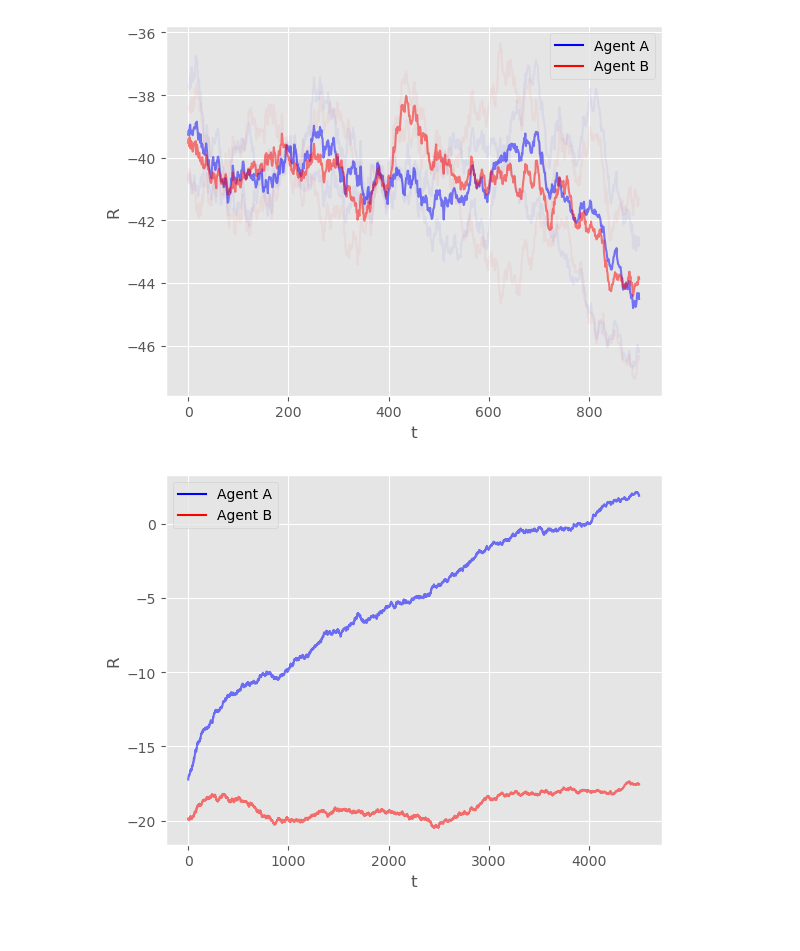
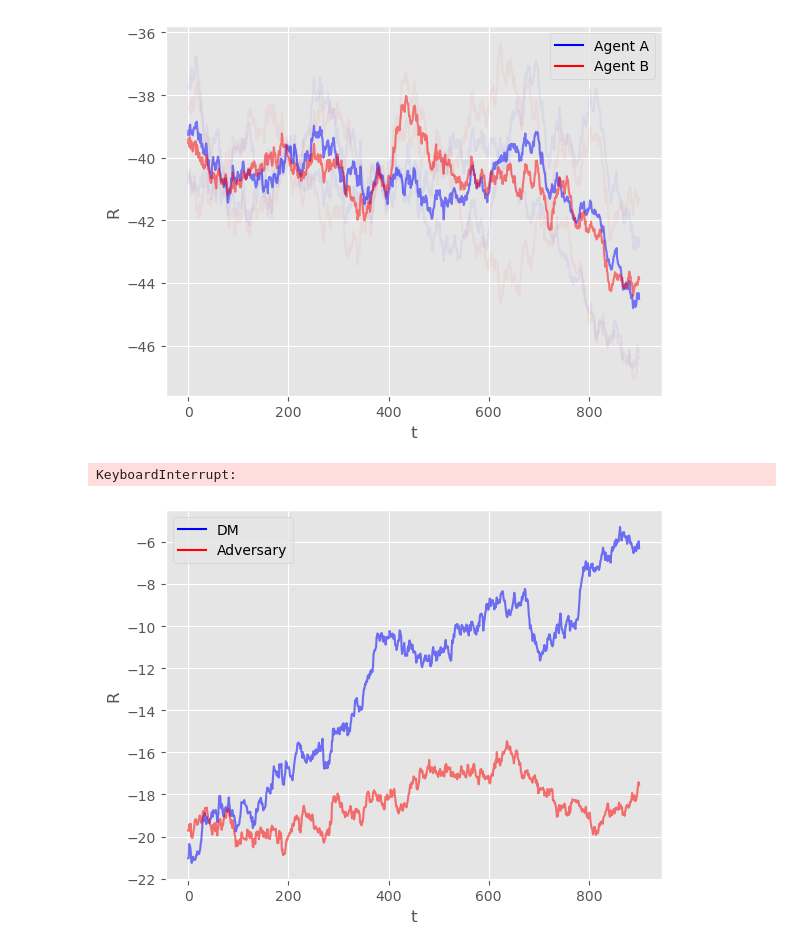
Before and after one commit to Ruzejjur/ARAMARL_TMDP_DP, a Jupyter notebook: TMDP_DP/Experiments_CoinGame_DP.ipynb, the cells around one changed output. Saved outputs shown, nothing was run; the diff lists cells and outputs as text; code cells hidden in the pictures.

```diff
--- a/TMDP_DP/Experiments_CoinGame_DP.ipynb
+++ b/TMDP_DP/Experiments_CoinGame_DP.ipynb
@@ -50,32 +50,32 @@ def plot(r0ss, r1ss, moving_average_window_size=1000, dir=None):
     Returns:
         None
     """
-    # Apply 'ggplot' style for aesthetics
+    # Apply 'ggplot' style
     plt.style.use('ggplot')
 
-    N_EXP = len(r0ss)  # Number of experiments
+    # Create figure and axis explicitly
+    fig, ax = plt.subplots()
 
-    # Plot individual experiment trajectories with low opacity
+    N_EXP = len(r0ss)
+
     for i in range(N_EXP):
-        plt.plot(moving_average(r0ss[i], moving_average_window_size), 'b', alpha=0.05)
-        plt.plot(moving_average(r1ss[i], moving_average_window_size), 'r', alpha=0.05)
+        ax.plot(moving_average(r0ss[i], moving_average_window_size), 'b', alpha=0.05)
+        ax.plot(moving_average(r1ss[i], moving_average_window_size), 'r', alpha=0.05)
 
-    # Plot average trajectory across experiments with higher opacity
-    plt.plot(moving_average(np.mean(r0ss, axis=0), moving_average_window_size), 'b', alpha=0.5)
-    plt.plot(moving_average(np.mean(r1ss, axis=0), moving_average_window_size), 'r', alpha=0.5)
+    ax.plot(moving_average(np.mean(r0ss, axis=0), moving_average_window_size), 'b', alpha=0.5)
+    ax.plot(moving_average(np.mean(r1ss, axis=0), moving_average_window_size), 'r', alpha=0.5)
 
-    # Label axes
-    plt.xlabel('t')
-    plt.ylabel('R')
+    ax.set_xlabel('t')
+    ax.set_ylabel('R')
 
-    # Create custom legend
-    custom_lines = [Line2D([0], [0], color='b', label='Agent A'),
-                    Line2D([0], [0], color='r', label='Agent B')]
-    plt.legend(handles=custom_lines)
+    custom_lines = [Line2D([0], [0], color='b', label='DM'),
+                    Line2D([0], [0], color='r', label='Adversary')]
+    ax.legend(handles=custom_lines)
 
-    # Save plot if directory is specified
     if dir is not None:
-        plt.savefig(f"{dir}.png")
+        # Set figure background to transparent
+        fig.patch.set_alpha(0.0)
+        fig.savefig(f"{dir}.png", transparent=False, bbox_inches='tight')
 # %%
 def animate_trajectory_from_log(trajectory_log, grid_size=4, fps=4, dpi=100):
     """
@@ -189,13 +195,13 @@ N_EXP = 1
 grid_size = 7
 
 # Initialize environment
-env = CoinGame(max_steps=2000, size_square_grid=grid_size, push_distance=2)
+env = CoinGame(max_steps=20000, size_square_grid=grid_size, push_distance=2)
 
 # Number of states
 n_states = env.n_states
 
 # Number of episodes
-n_iter = 5000
+n_iter = 1000
 
 # Constant gamma
 gamma = 0.95
@@ -207,7 +213,7 @@ learning_rate = 0.5
 epsilon = 0.3
 
 # Moving average window size for plotting
-moving_average_window_size = 500
+moving_average_window_size = 100
 
 r0ss = []
 r1ss = []
@@ -422,7 +428,7 @@ for n in tqdm(range(N_EXP), desc="Experiments"):
 
 plot(r0ss, r1ss, moving_average_window_size=moving_average_window_size)
 # %% [output]
-[figure, removed]
+KeyboardInterrupt:
 # %%
 r0ss = []
 r1ss = []
@@ -543,31 +549,33 @@ for n in tqdm(range(N_EXP), desc="Experiments"):
                 'reward_DM': rewards[0],
                 'reward_Adv': rewards[1],
                 'experiment': n,
                 'epoch': i
             })
 
         # Append the episode rewards to the list of rewards for this experiment
         r0s.append(episode_rewards_DM)
         # Append the episode rewards to the list of rewards for this experiment
         r1s.append(episode_rewards_Adv)
 
         # Append the trajectory log for this epoch to experiment log
         trajectory_logs_single_experiment.append(trajectory_log_single_epoch)
 
         # After an epoch apply decay to exploration parameter
         P1.epsilon = P1.epsilon*0.9997
         P2.epsilon = P2.epsilon*0.9997
 
         # P2.epsilonA = P2.epsilonA*0.9997
         # P2.enemy.epsilon = P2.enemy.epsilon
 
     # Append the trajectory logs of this experiment to the total logs
     trajectory_logs_all_experiments.append(trajectory_logs_single_experiment)
 
     env.reset() # Reset the environment at the very end
 
     r0ss.append(r0s)
     r1ss.append(r1s)
 
 
-plot(r0ss, r1ss, moving_average_window_size=moving_average_window_size)
+plot(r0ss, r1ss, moving_average_window_size=moving_average_window_size, dir = "/Users/ruzejjur/Github/ARAMARL_TMDP_DP/TMDP_DP/Lvl1DP_vs_IdQ_prob_exec_0_6")
+# %% [output]
+[figure, added]
```
Also changed, not shown: parts of 4 cells of this notebook, 2 other files.
